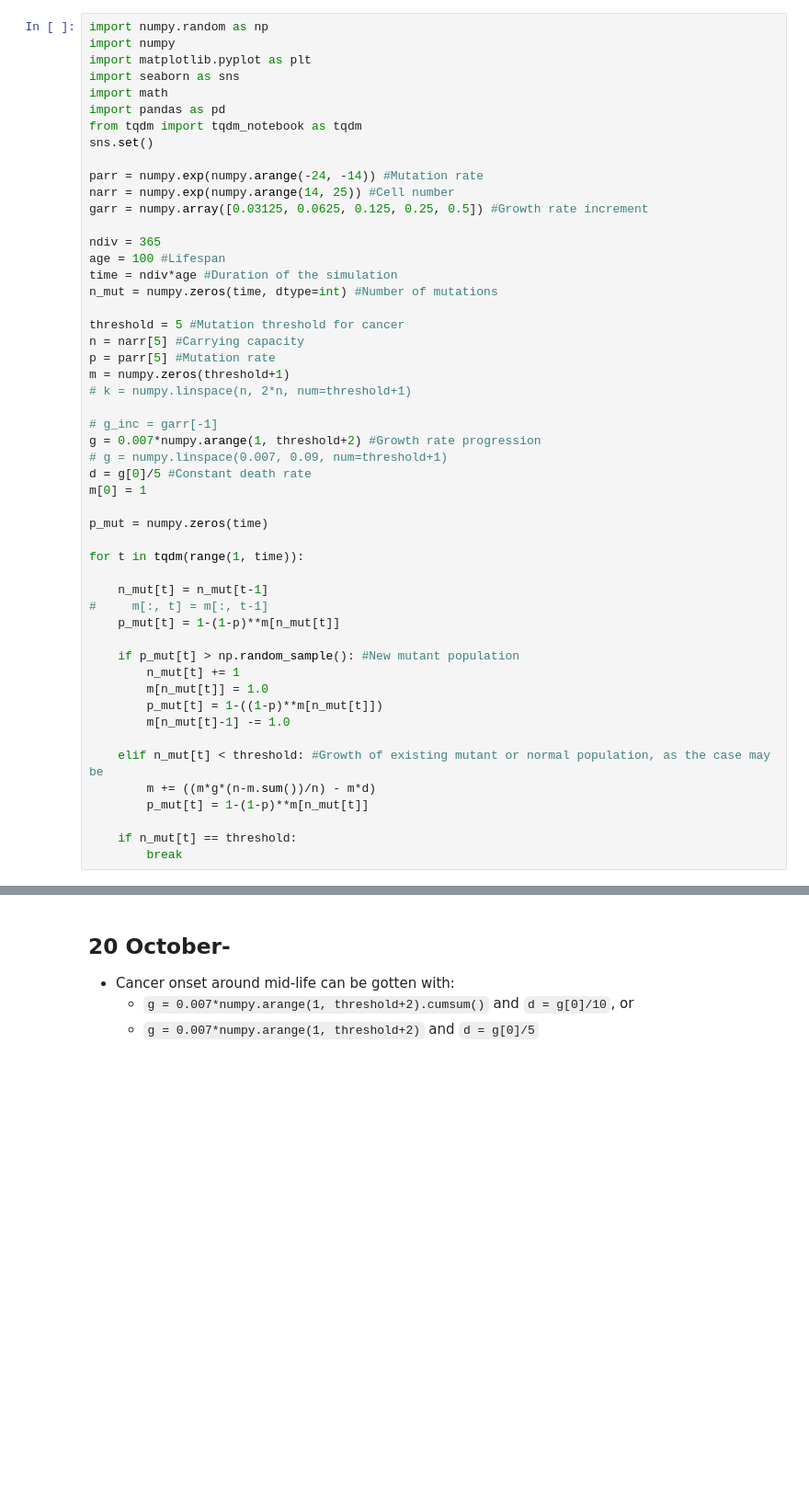
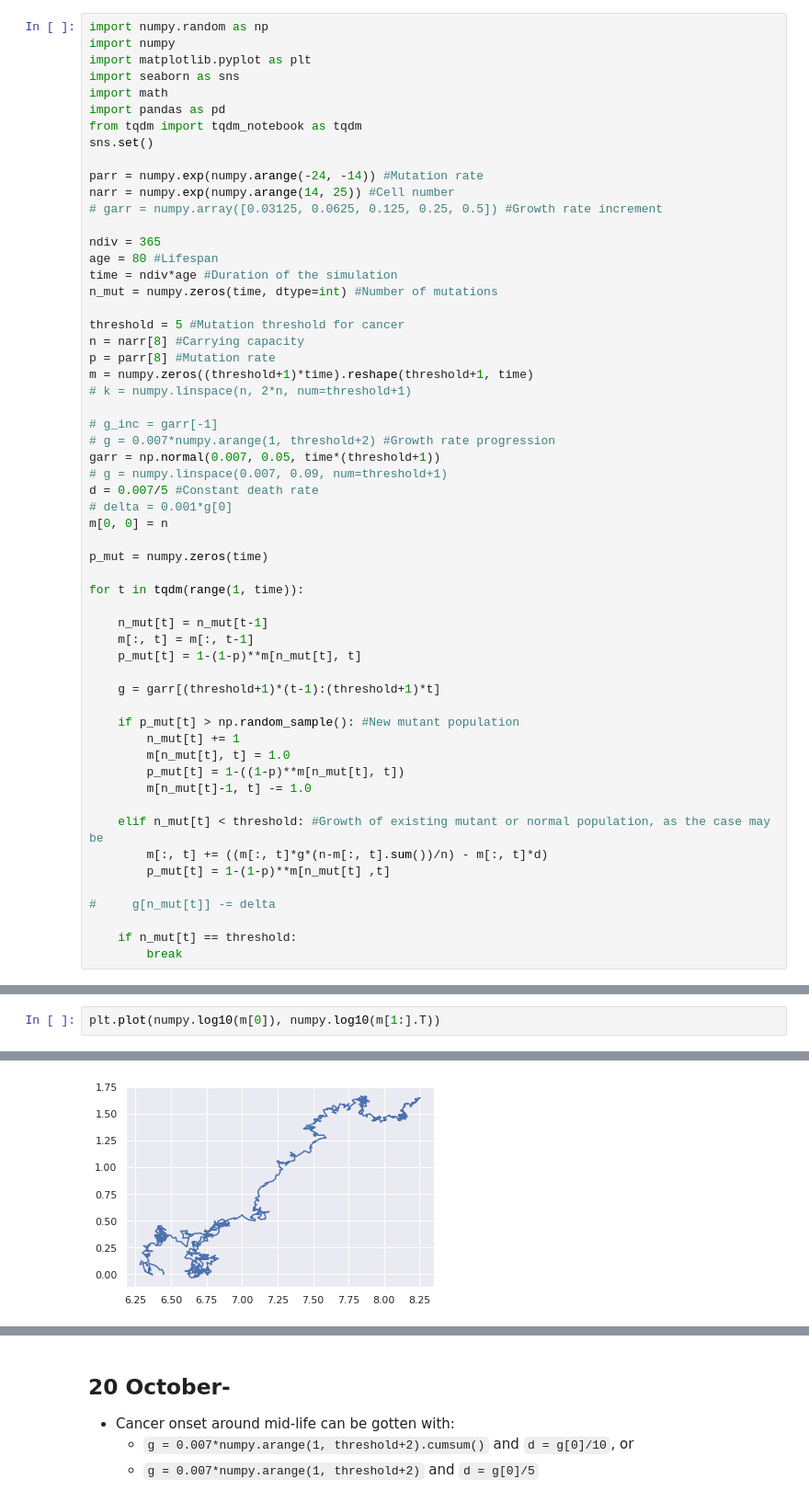
Before and after one commit to vibishanb/cancer-incidence-models, a Jupyter notebook: cell-competition-model.ipynb, the cells around one changed output, grey strips where cells are left out. Shown at 92% size. Drawn from its saved outputs; the diff is of its cells as text; blank space fills up the shorter version.

```diff
--- a/cell-competition-model.ipynb
+++ b/cell-competition-model.ipynb
@@ -10,42 +10,48 @@ sns.set()
 
 parr = numpy.exp(numpy.arange(-24, -14)) #Mutation rate
 narr = numpy.exp(numpy.arange(14, 25)) #Cell number
-garr = numpy.array([0.03125, 0.0625, 0.125, 0.25, 0.5]) #Growth rate increment
+# garr = numpy.array([0.03125, 0.0625, 0.125, 0.25, 0.5]) #Growth rate increment
 
 ndiv = 365
-age = 100 #Lifespan
+age = 80 #Lifespan
 time = ndiv*age #Duration of the simulation
 n_mut = numpy.zeros(time, dtype=int) #Number of mutations
 
 threshold = 5 #Mutation threshold for cancer
-n = narr[5] #Carrying capacity
-p = parr[5] #Mutation rate
-m = numpy.zeros(threshold+1)
+n = narr[8] #Carrying capacity
+p = parr[8] #Mutation rate
+m = numpy.zeros((threshold+1)*time).reshape(threshold+1, time)
 # k = numpy.linspace(n, 2*n, num=threshold+1)
 
 # g_inc = garr[-1]
-g = 0.007*numpy.arange(1, threshold+2) #Growth rate progression
+# g = 0.007*numpy.arange(1, threshold+2) #Growth rate progression
+garr = np.normal(0.007, 0.05, time*(threshold+1))
 # g = numpy.linspace(0.007, 0.09, num=threshold+1)
-d = g[0]/5 #Constant death rate
-m[0] = 1
+d = 0.007/5 #Constant death rate
+# delta = 0.001*g[0]
+m[0, 0] = n
 
 p_mut = numpy.zeros(time)
 
 for t in tqdm(range(1, time)):
 
     n_mut[t] = n_mut[t-1]
-#     m[:, t] = m[:, t-1]
-    p_mut[t] = 1-(1-p)**m[n_mut[t]]
+    m[:, t] = m[:, t-1]
+    p_mut[t] = 1-(1-p)**m[n_mut[t], t]
+
+    g = garr[(threshold+1)*(t-1):(threshold+1)*t]
 
     if p_mut[t] > np.random_sample(): #New mutant population
         n_mut[t] += 1
-        m[n_mut[t]] = 1.0
-        p_mut[t] = 1-((1-p)**m[n_mut[t]])
-        m[n_mut[t]-1] -= 1.0
+        m[n_mut[t], t] = 1.0
+        p_mut[t] = 1-((1-p)**m[n_mut[t], t])
+        m[n_mut[t]-1, t] -= 1.0
 
     elif n_mut[t] < threshold: #Growth of existing mutant or normal population, as the case may be
-        m += ((m*g*(n-m.sum())/n) - m*d)
-        p_mut[t] = 1-(1-p)**m[n_mut[t]]
+        m[:, t] += ((m[:, t]*g*(n-m[:, t].sum())/n) - m[:, t]*d)
+        p_mut[t] = 1-(1-p)**m[n_mut[t] ,t]
+
+#     g[n_mut[t]] -= delta
 
     if n_mut[t] == threshold:
         break
@@ -53,0 +73,3 @@ for t in tqdm(range(1, time)):
+# %%
+plt.plot(numpy.log10(m[0]), numpy.log10(m[1:].T))
+# %% [output]
@@ -53,0 +81 @@ for t in tqdm(range(1, time)):
+[figure, added]
```
Also changed, not shown: parts of 5 cells of this notebook, 2 other files.
